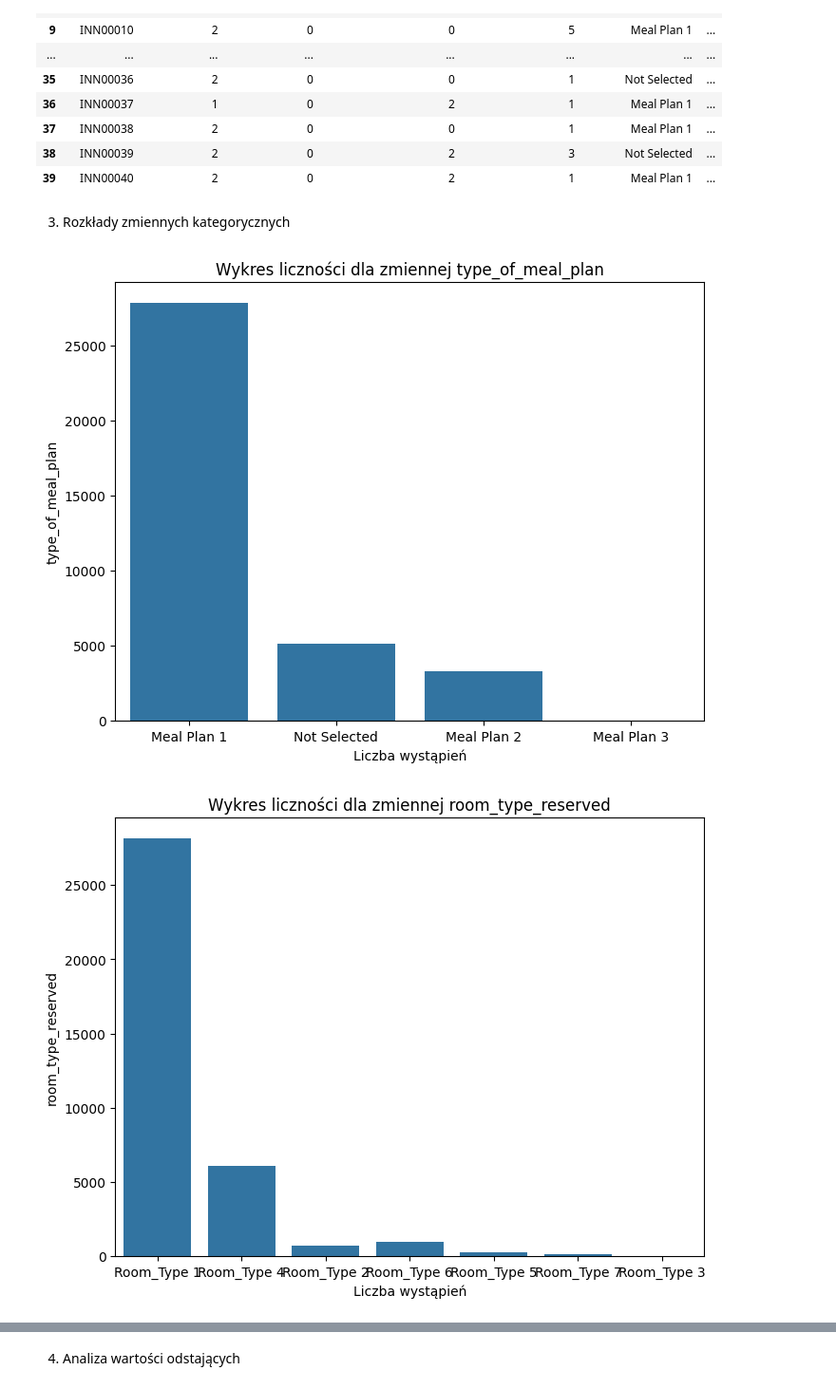
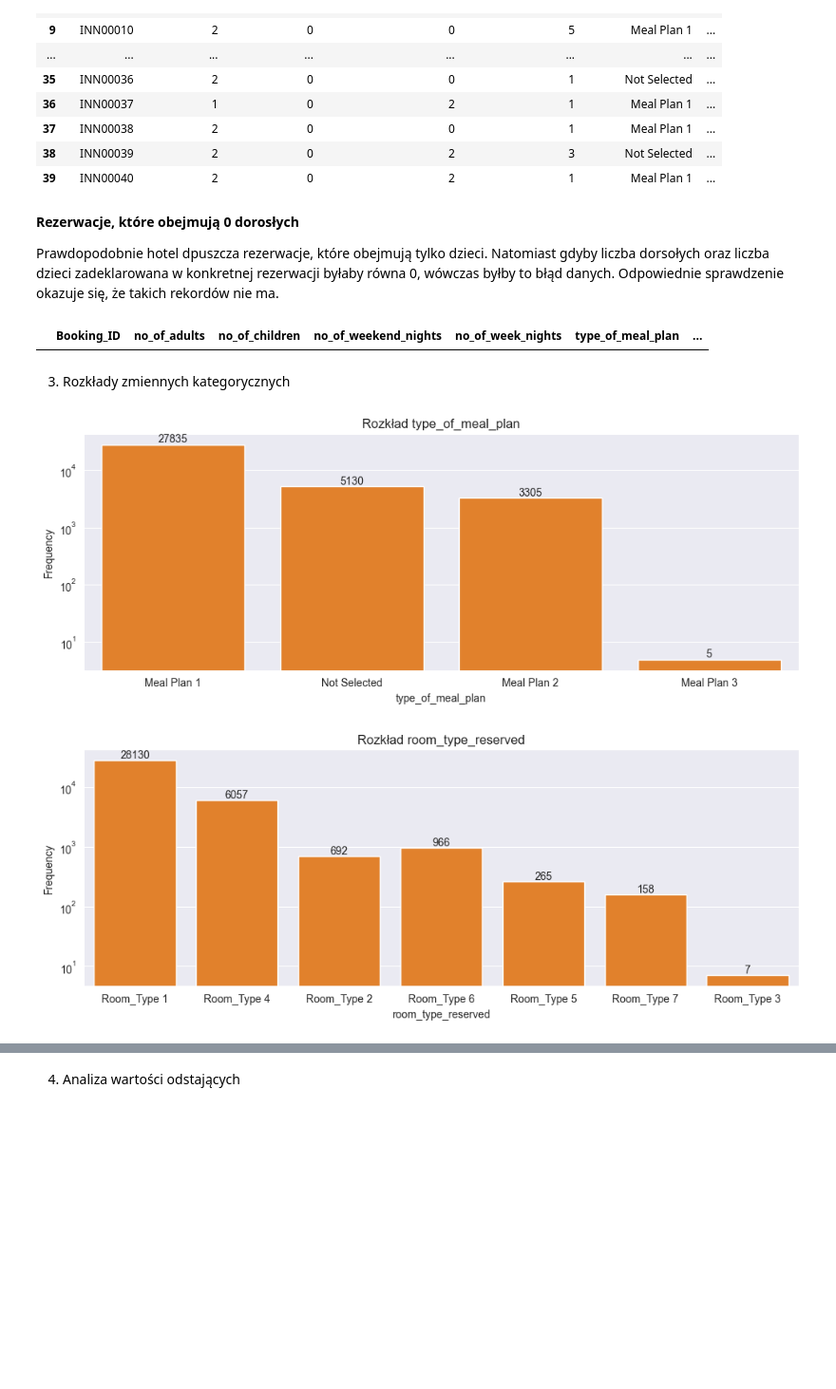
Before and after one commit to KsaweryKomasara/Projekt_KNDS, a Jupyter notebook: Notebooks/main.ipynb, the cells around one changed output, grey strips where cells are left out. Shown at 95% size. Saved outputs shown, nothing was run; the diff lists cells and outputs as text; code cells hidden in the pictures; blank space fills up the shorter version.

```diff
--- a/Notebooks/main.ipynb
+++ b/Notebooks/main.ipynb
@@ -125,10 +154,18 @@ data.head(40)
 | 37 | INN00038 | 2 | 0 | 0 | 1 | Meal Plan 1 | ... |
 | 38 | INN00039 | 2 | 0 | 2 | 3 | Not Selected | ... |
 | 39 | INN00040 | 2 | 0 | 2 | 1 | Meal Plan 1 | ... |
+# %% [markdown]
+**Rezerwacje, które obejmują 0 dorosłych**
+
+Prawdopodobnie hotel dpuszcza rezerwacje, które obejmują tylko dzieci. Natomiast gdyby liczba dorsołych oraz liczba dzieci zadeklarowana w konkretnej rezerwacji byłaby równa 0, wówczas byłby to błąd danych. Odpowiednie sprawdzenie okazuje się, że takich rekordów nie ma.
+# %%
+data[(data["no_of_adults"] == 0) & (data["no_of_children"] == 0)].head(40)
+# %% [output]
+|  | Booking_ID | no_of_adults | no_of_children | no_of_weekend_nights | no_of_week_nights | type_of_meal_plan | ... |
 # %% [markdown]
 3. Rozkłady zmiennych kategorycznych
 # %%
-dataAnalysis.plotCounts(data)
+dataAnalysis.plotDistribution(data,'cat')
 # %% [output]
-[figure, old version]
+[figure, new version]
-[figure, old version]
+[figure, new version]
```
Also changed, not shown: parts of 27 cells of this notebook, 2 other files.
